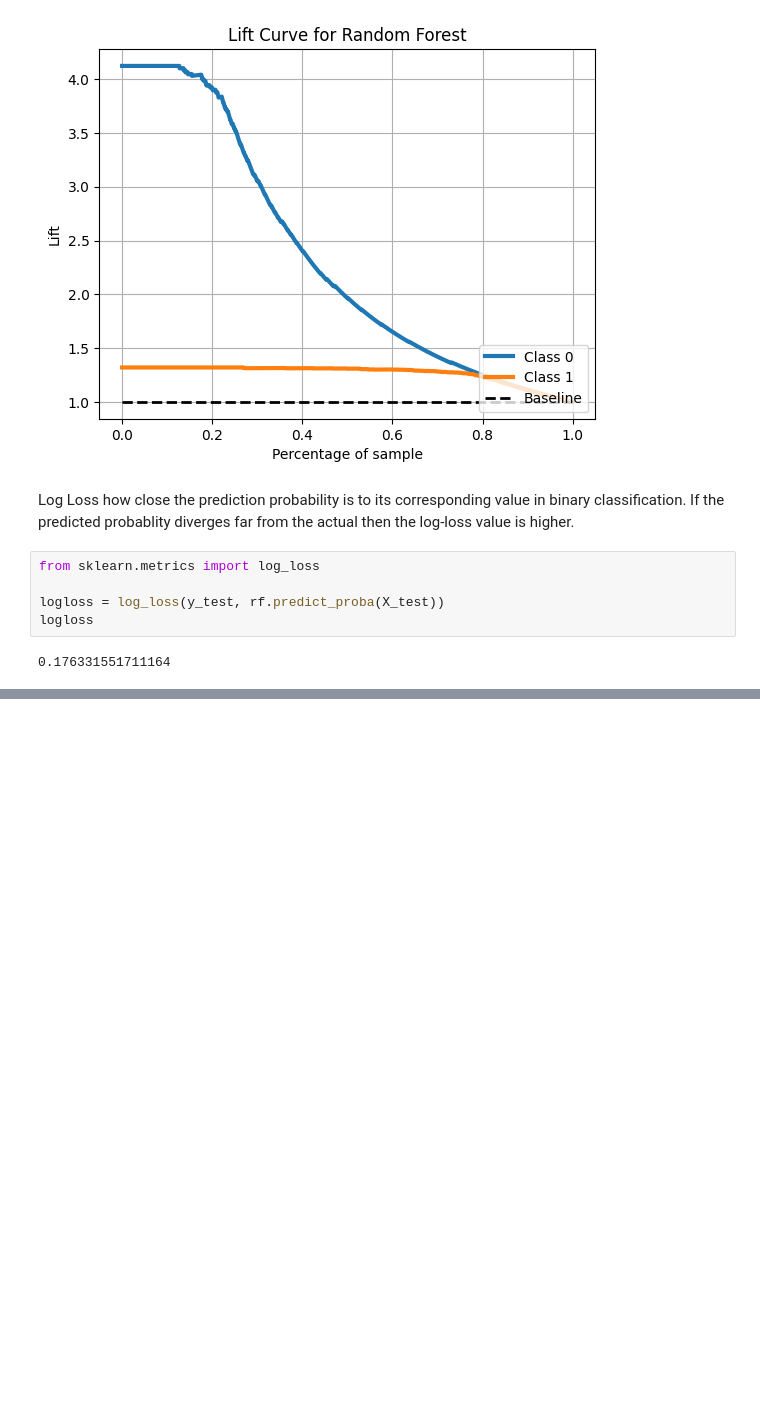
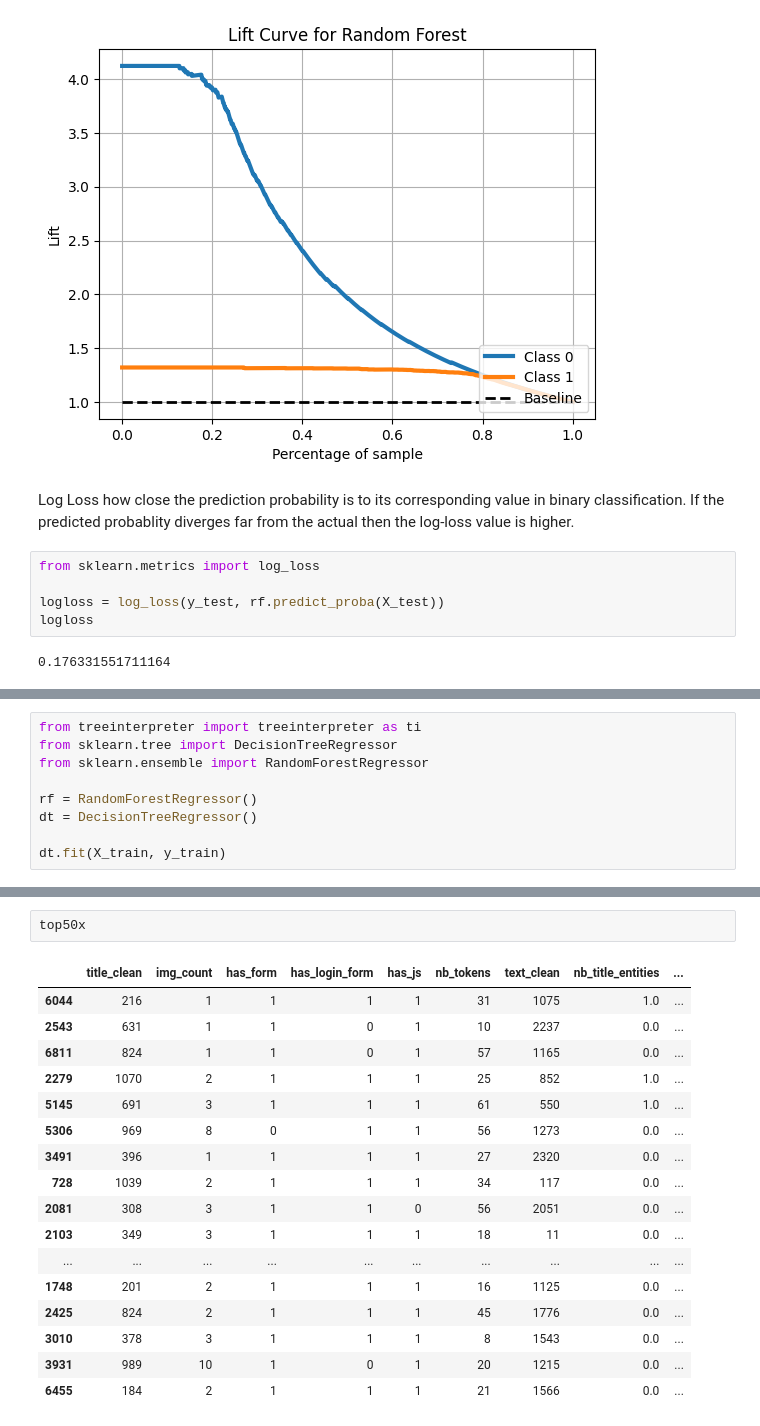
Before and after one commit to DeepCodeSec/ml1000-p3, a Jupyter notebook: notebooks/group_1_project_rf.ipynb, the cells around one changed output, grey strips where cells are left out. Cells and saved outputs as stored; diff of their text form; blank space fills up the shorter version.

```diff
--- a/notebooks/group_1_project_rf.ipynb
+++ b/notebooks/group_1_project_rf.ipynb
@@ -859,0 +889,9 @@ logloss
+# %%
+from treeinterpreter import treeinterpreter as ti
+from sklearn.tree import DecisionTreeRegressor
+from sklearn.ensemble import RandomForestRegressor
+
+rf = RandomForestRegressor()
+dt = DecisionTreeRegressor()
+
+dt.fit(X_train, y_train)
@@ -859,0 +1010,20 @@ logloss
+# %%
+top50x
+# %% [output]
+|  | title_clean | img_count | has_form | has_login_form | has_js | nb_tokens | text_clean | nb_title_entities | ... |
+| 6044 | 216 | 1 | 1 | 1 | 1 | 31 | 1075 | 1.0 | ... |
+| 2543 | 631 | 1 | 1 | 0 | 1 | 10 | 2237 | 0.0 | ... |
+| 6811 | 824 | 1 | 1 | 0 | 1 | 57 | 1165 | 0.0 | ... |
+| 2279 | 1070 | 2 | 1 | 1 | 1 | 25 | 852 | 1.0 | ... |
+| 5145 | 691 | 3 | 1 | 1 | 1 | 61 | 550 | 1.0 | ... |
+| 5306 | 969 | 8 | 0 | 1 | 1 | 56 | 1273 | 0.0 | ... |
+| 3491 | 396 | 1 | 1 | 1 | 1 | 27 | 2320 | 0.0 | ... |
+| 728 | 1039 | 2 | 1 | 1 | 1 | 34 | 117 | 0.0 | ... |
+| 2081 | 308 | 3 | 1 | 1 | 0 | 56 | 2051 | 0.0 | ... |
+| 2103 | 349 | 3 | 1 | 1 | 1 | 18 | 11 | 0.0 | ... |
+| ... | ... | ... | ... | ... | ... | ... | ... | ... | ... |
+| 1748 | 201 | 2 | 1 | 1 | 1 | 16 | 1125 | 0.0 | ... |
+| 2425 | 824 | 2 | 1 | 1 | 1 | 45 | 1776 | 0.0 | ... |
+| 3010 | 378 | 3 | 1 | 1 | 1 | 8 | 1543 | 0.0 | ... |
+| 3931 | 989 | 10 | 1 | 0 | 1 | 20 | 1215 | 0.0 | ... |
+| 6455 | 184 | 2 | 1 | 1 | 1 | 21 | 1566 | 0.0 | ... |
```
Also changed, not shown: parts of 21 cells of this notebook.
